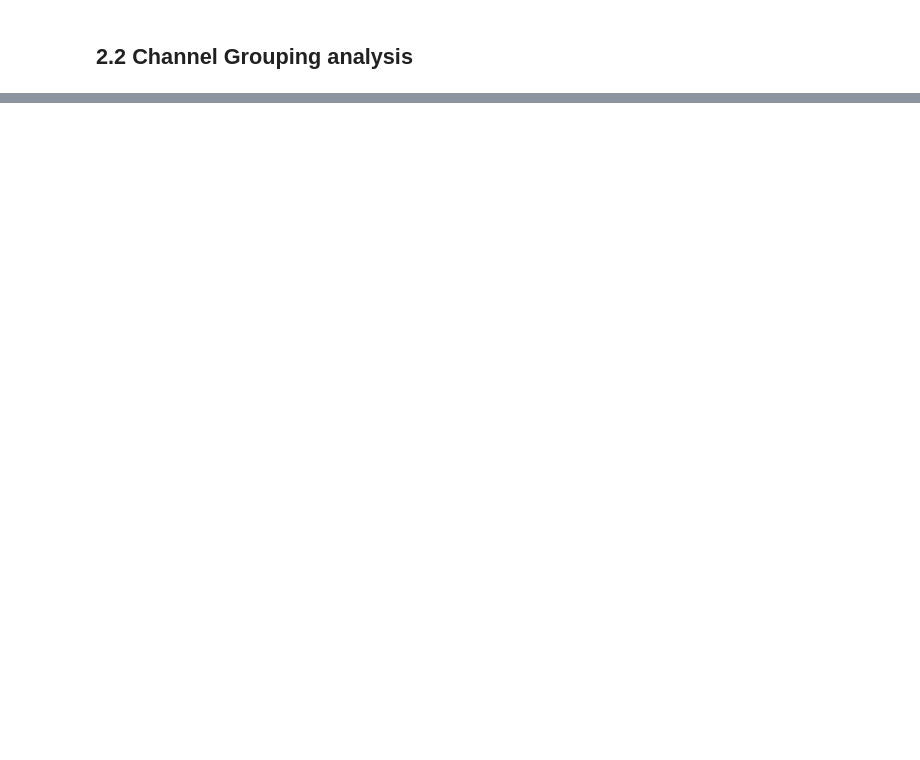
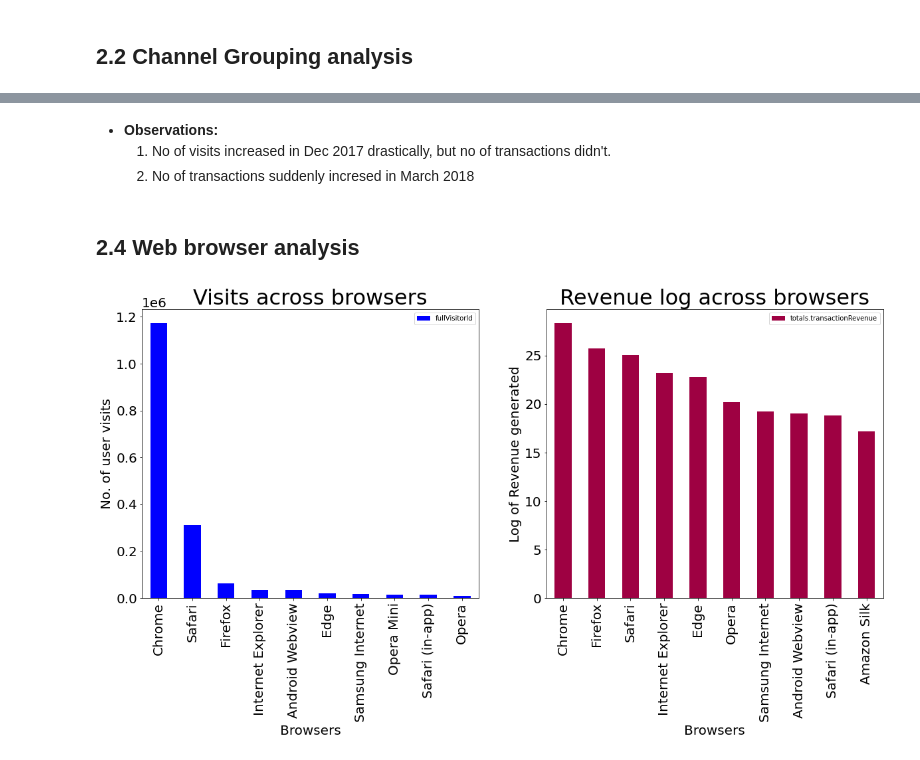
Before and after one commit to GK4444/google-revenue-prediction, a Jupyter notebook: main.ipynb, the cells around one changed output, grey strips where cells are left out. Drawn from its saved outputs; the diff is of its cells as text; code cells hidden in the pictures; blank space fills up the shorter version.

```diff
--- a/main.ipynb
+++ b/main.ipynb
@@ -722,0 +645,36 @@ plt.xticks(fontsize=8, rotation=90) # Adjust the xticks, rotating the labels
+# %% [markdown]
+* **Observations:**
+    1. No of visits increased in Dec 2017 drastically, but no of transactions didn't.
+    2. No of transactions suddenly incresed in March 2018
+# %% [markdown]
+## 2.4 Web browser analysis
+# %%
+# creating a subplot grid of 1 x 2
+fig, axes = plt.subplots(nrows=1, ncols=2, figsize=(20,8))
+
+# ------no of user visits across each browser------
+# grouping by browsers according to each customer
+tmp1 = train_df.groupby('device.browser')['fullVisitorId'].count().reset_index()
+# plotting the bar graph
+# selecting top 10 entires using head(10)
+tmp1.sort_values('fullVisitorId', ascending=False).head(10).plot(kind='bar', x='device.browser', \
+                                                        y='fullVisitorId', colormap='winter', ax=axes[0], \
+                                                        title = 'Visits across browsers')
+axes[0].set_xlabel("Browsers", fontsize=20)
+axes[0].set_ylabel("No. of user visits", fontsize=20)
+
+# ------revenue generated by each browser-------
+tmp2 = train_df.groupby('device.browser')['totals.transactionRevenue'].sum().reset_index()
+tmp2['totals.transactionRevenue'] = np.log1p(tmp2['totals.transactionRevenue'])
+# plotting the bar graph
+# selecting top 10 entires using head(10)
+tmp2.sort_values('totals.transactionRevenue', ascending=False).head(10).plot(kind='bar', x='device.browser', \
+                                                                    y='totals.transactionRevenue', \
+                                                                    title="Revenue log across browsers", \
+                                                                    colormap='Spectral', ax=axes[1])
+axes[1].set_xlabel("Browsers", fontsize=20)
+axes[1].set_ylabel("Log of Revenue generated", fontsize=20)
+
+plt.show()
+# %% [output]
+[figure, added]
```
Also changed, not shown: parts of 42 cells of this notebook.
